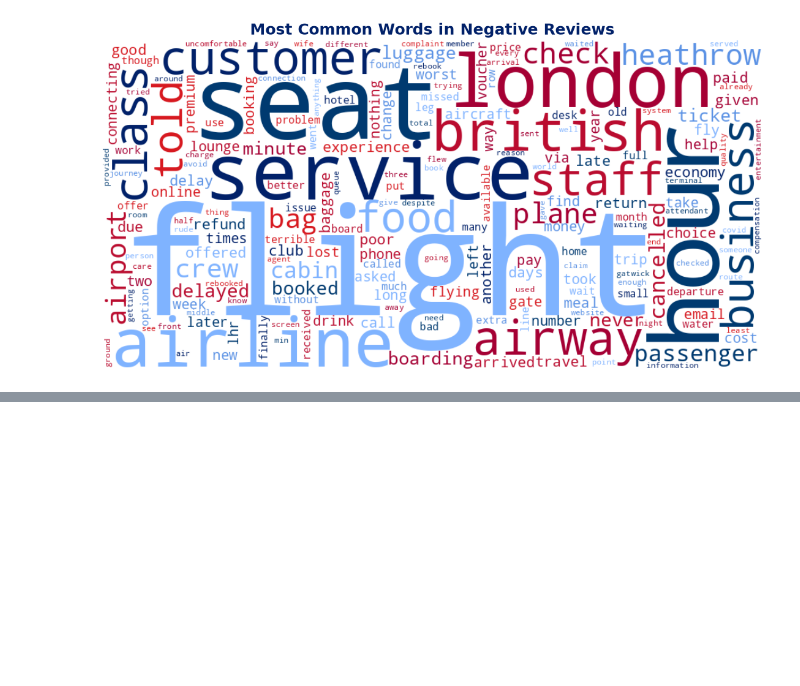
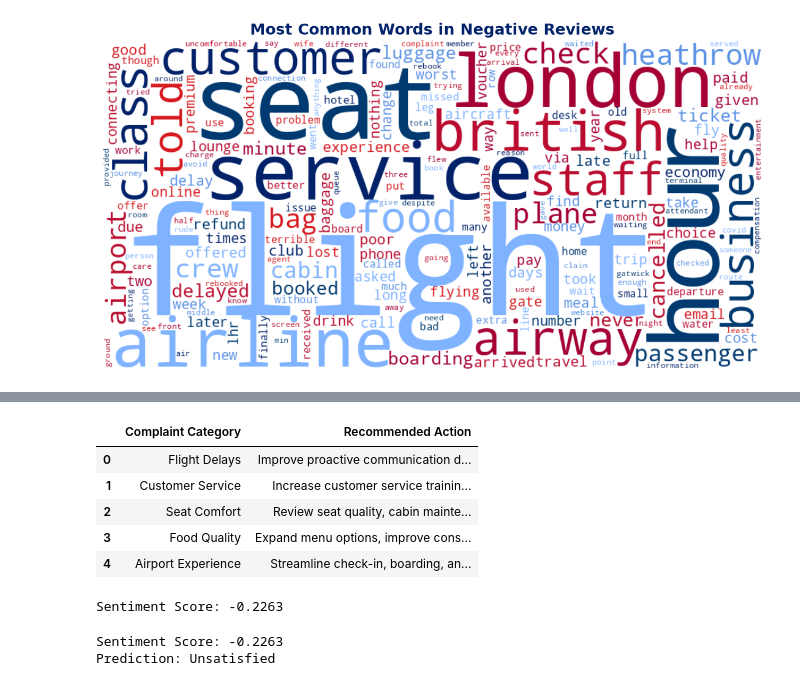
Before and after one commit to andie-dm/Skysense-ai-british-airways-project-andie-saras-ai, a Jupyter notebook: notebooks/01_exploration.ipynb, the cells around one changed output, grey strips where cells are left out. Saved outputs shown, nothing was run; the diff lists cells and outputs as text; code cells hidden in the pictures; blank space fills up the shorter version.

Commit message:
Added first Customer Satisfaction Predioctor

```diff
--- a/notebooks/01_exploration.ipynb
+++ b/notebooks/01_exploration.ipynb
@@ -354,3 +354,19 @@ additional_stopwords = {
     "airways",
     "airway"
 }
+# %%
+recommendations = {
+    "Flight Delays": "Improve proactive communication during delays, provide real-time updates, and offer compensation when disruptions occur.",
+
+    "Customer Service": "Increase customer service training, reduce response times, and empower staff to resolve issues more efficiently.",
+
+    "Seat Comfort": "Review seat quality, cabin maintenance, and passenger comfort standards, especially in premium cabins.",
+
+    "Food Quality": "Expand menu options, improve consistency of meal quality, and gather passenger feedback on food offerings.",
+
+    "Airport Experience": "Streamline check-in, boarding, and baggage processes to reduce passenger frustration."
+}
+
+for category, recommendation in recommendations.items():
+    print(f"\n📌 {category}")
+    print(f"Recommendation: {recommendation}")
@@ -356,0 +388,26 @@ additional_stopwords = {
+# %%
+import pandas as pd
+
+recommendations_df = pd.DataFrame(
+    recommendations.items(),
+    columns=["Complaint Category", "Recommended Action"]
+)
+
+recommendations_df
+# %% [output]
+|  | Complaint Category | Recommended Action |
+| 0 | Flight Delays | Improve proactive communication d... |
+| 1 | Customer Service | Increase customer service trainin... |
+| 2 | Seat Comfort | Review seat quality, cabin mainte... |
+| 3 | Food Quality | Expand menu options, improve cons... |
+| 4 | Airport Experience | Streamline check-in, boarding, an... |
+# %%
+new_review = """
+The flight was delayed for three hours and customer service was unhelpful.
+"""
+
+score = sia.polarity_scores(new_review)["compound"]
+
+print("Sentiment Score:", score)
+# %% [output]
+Sentiment Score: -0.2263
@@ -356,0 +427,12 @@ additional_stopwords = {
+# %%
+review = """
+The flight was delayed for three hours and customer service was unhelpful.
+"""
+
+score, label = predict_satisfaction(review)
+
+print("Sentiment Score:", score)
+print("Prediction:", label)
+# %% [output]
+Sentiment Score: -0.2263
+Prediction: Unsatisfied
```
Also changed, not shown: parts of 3 cells of this notebook.
